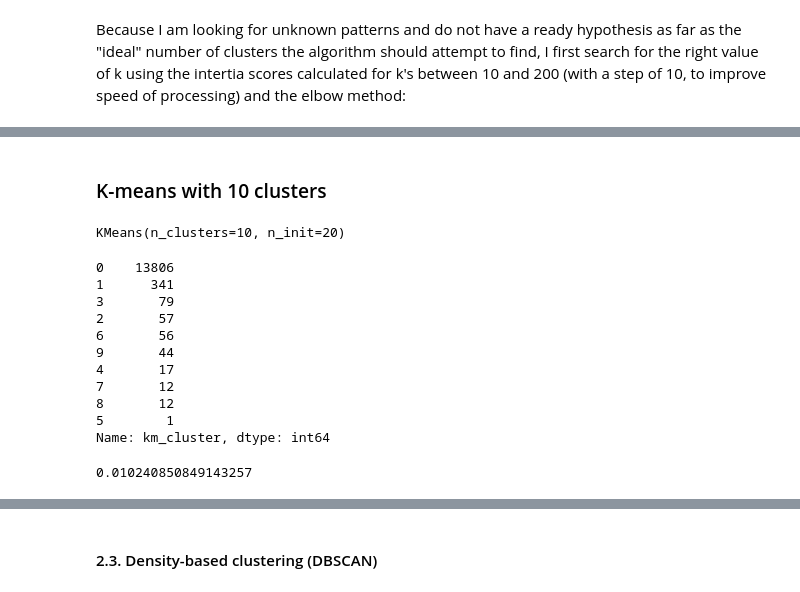
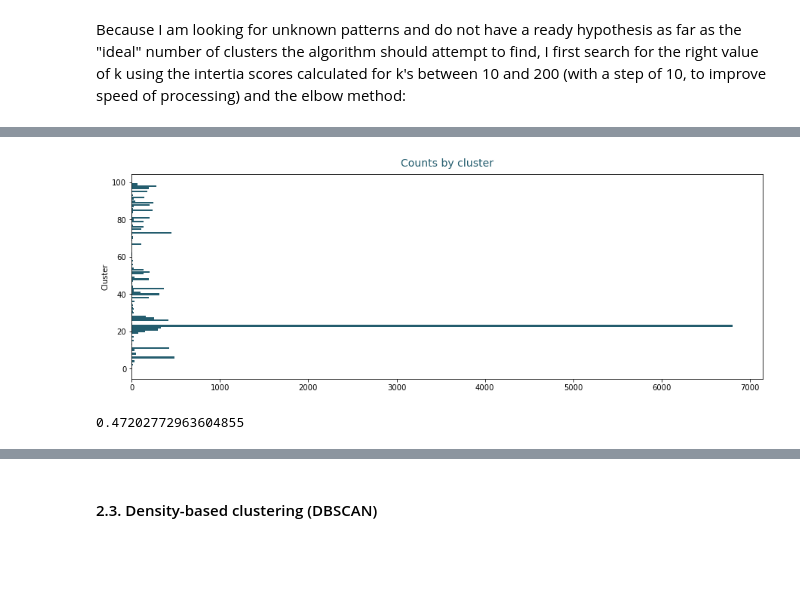
Before and after one commit to Marrrta/movie-mania, a Jupyter notebook: movie-topics.ipynb, the cells around one changed output, grey strips where cells are left out. Drawn from its saved outputs; the diff is of its cells as text; code cells hidden in the pictures; blank space fills up the shorter version.

```diff
--- a/movie-topics.ipynb
+++ b/movie-topics.ipynb
@@ -127,0 +133,5 @@ plt.title('Clustering model silhouette score by value of k');
+# %%
+km_1000 = KMeans(n_clusters= 1000, n_init= 20, verbose= 0)
+km_1000.fit(sample_data)
+
+silhouette_score(sample_data.iloc[:,:-1], km_1000.predict(sample_data))
@@ -135,2 +146,0 @@ silhouette_score(sample_data.iloc[:,:-1], km_100.predict(sample_data))
-# %% [markdown]
-### K-means with 10 clusters
@@ -139,5 +147,18 @@ km = KMeans(n_clusters= 10, n_init= 20, verbose= 0)
-# %%
-km.fit(sample_data)
-# %% [output]
-KMeans(n_clusters=10, n_init=20)
+# %%
+preds = km_100.predict(sample_data)
+# %%
+counts_by_cluster = {}
+for cluster in range(0,100):
+    counts_by_cluster[cluster] = sum([1 for pred in preds if pred == cluster])
+# %%
+plt.figure(figsize = (15,5))
+plt.barh(y = list(counts_by_cluster.keys()), width = list(counts_by_cluster.values()), color = '#245D6E', height = 0.9)
+plt.title('Counts by cluster',fontdict = {"color": '#245D6E', 'fontsize': 14, 'fontweight': 5}, pad = 10)
+plt.ylabel('Cluster');
+# %% [output]
+[figure, added]
+# %%
+counts_by_cluster[23]/sample_data.shape[0]
+# %% [output]
+0.47202772963604855
 # %%
@@ -145,18 +165,0 @@ sample_data['km_cluster'] = km.predict(sample_data)
-# %%
-sample_data['km_cluster'].value_counts()
-# %% [output]
-0    13806
-1      341
-3       79
-2       57
-6       56
-9       44
-4       17
-7       12
-8       12
-5        1
-Name: km_cluster, dtype: int64
-# %%
-silhouette_score(sample_data.iloc[:,:-1], sample_data['km_cluster'])
-# %% [output]
-0.010240850849143257
```
Also changed, not shown: parts of 80 cells of this notebook, 1 other file.
